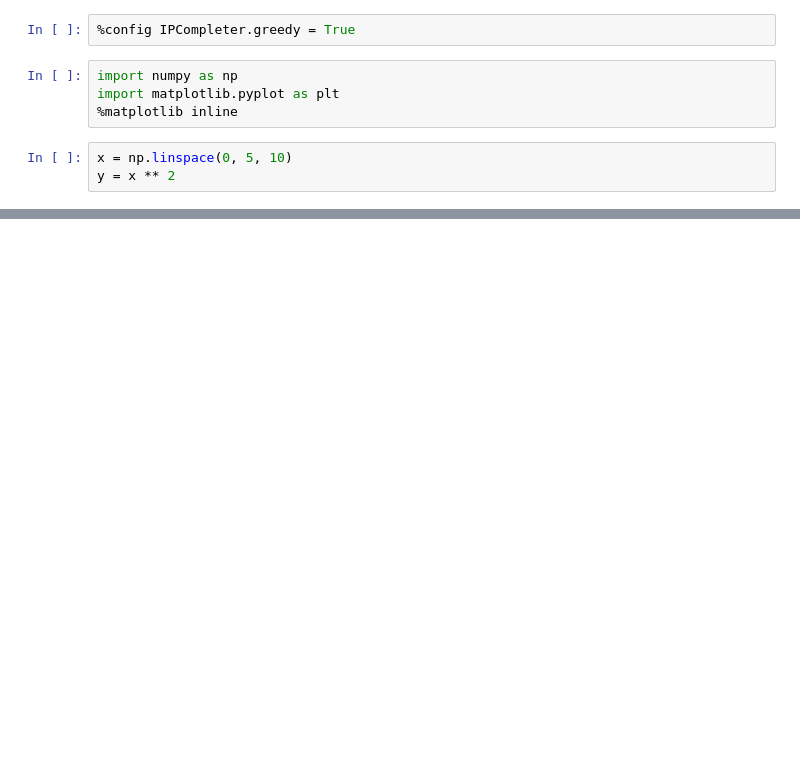
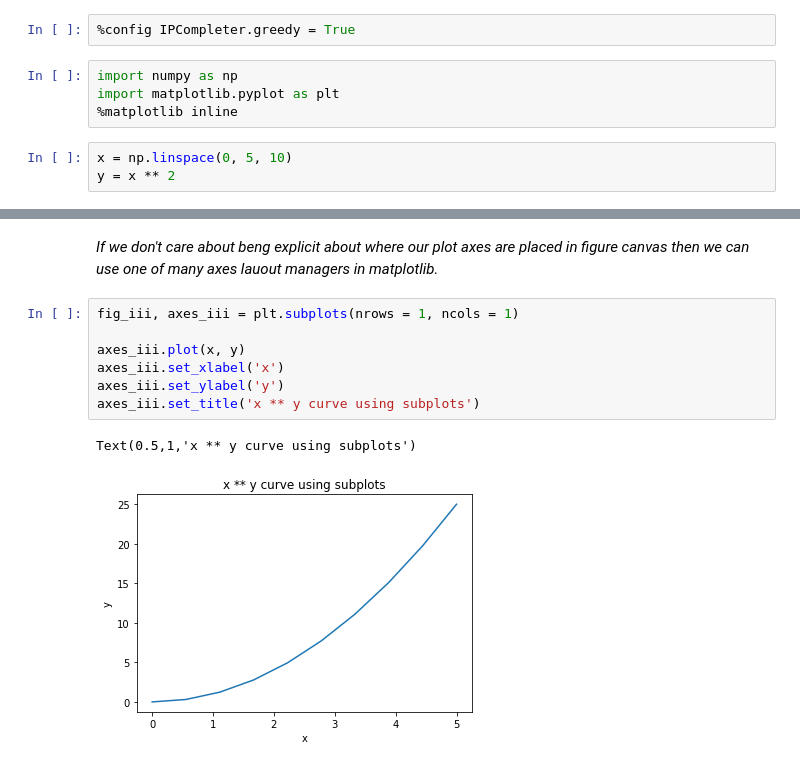
Before and after one commit to mistertandon/reactjs-030-portals, a Jupyter notebook: jrjohansson/01_the_matplotlib_object_oriented_api.ipynb, the cells around one changed output, grey strips where cells are left out. Cells and saved outputs as stored; diff of their text form; blank space fills up the shorter version.

```diff
--- a/jrjohansson/01_the_matplotlib_object_oriented_api.ipynb
+++ b/jrjohansson/01_the_matplotlib_object_oriented_api.ipynb
@@ -18,0 +44,12 @@ axes.plot(x, y, 'r')
+# %% [markdown]
+*If we don't care about beng explicit about where our plot axes are placed in figure canvas then we can use one of many axes lauout managers in matplotlib.*
+# %%
+fig_iii, axes_iii = plt.subplots(nrows = 1, ncols = 1)
+
+axes_iii.plot(x, y)
+axes_iii.set_xlabel('x')
+axes_iii.set_ylabel('y')
+axes_iii.set_title('x ** y curve using subplots')
+# %% [output]
+Text(0.5,1,'x ** y curve using subplots')
+[figure, added]
```
Also changed, not shown: parts of 4 cells of this notebook.
